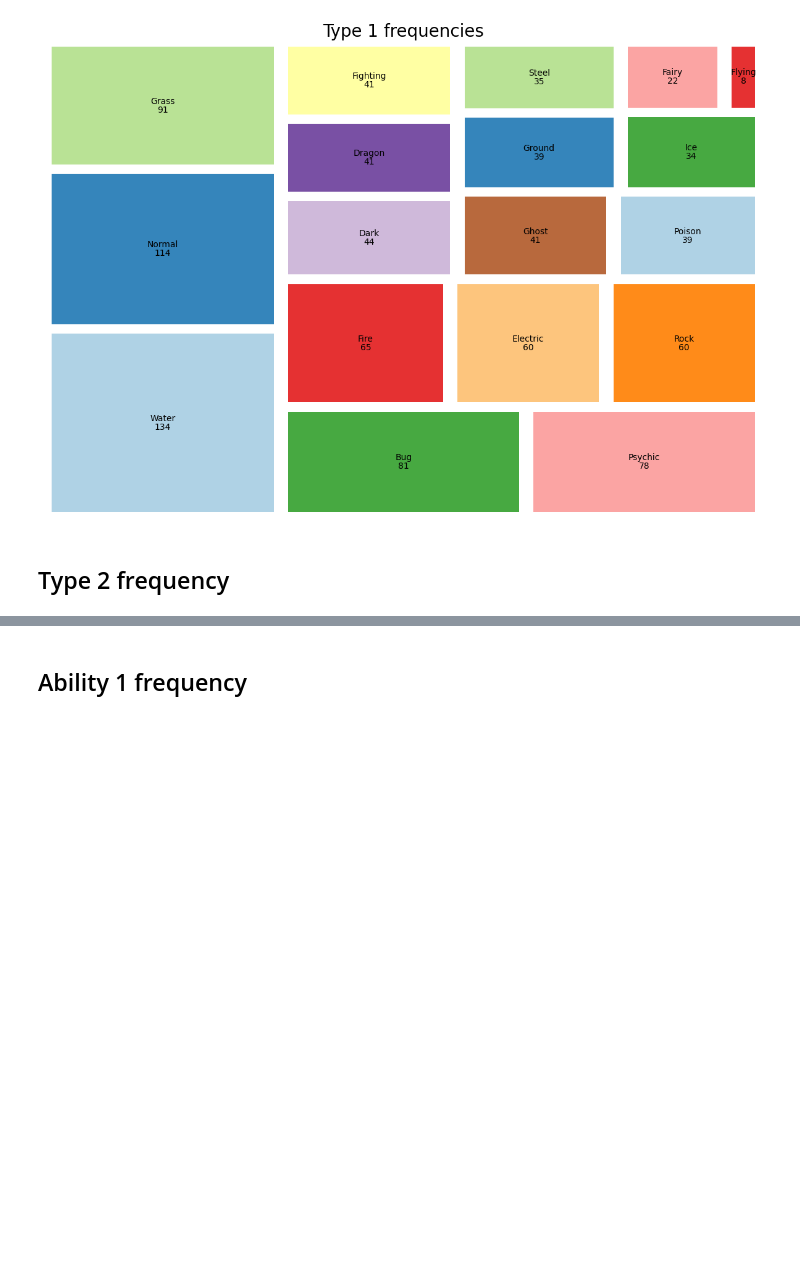
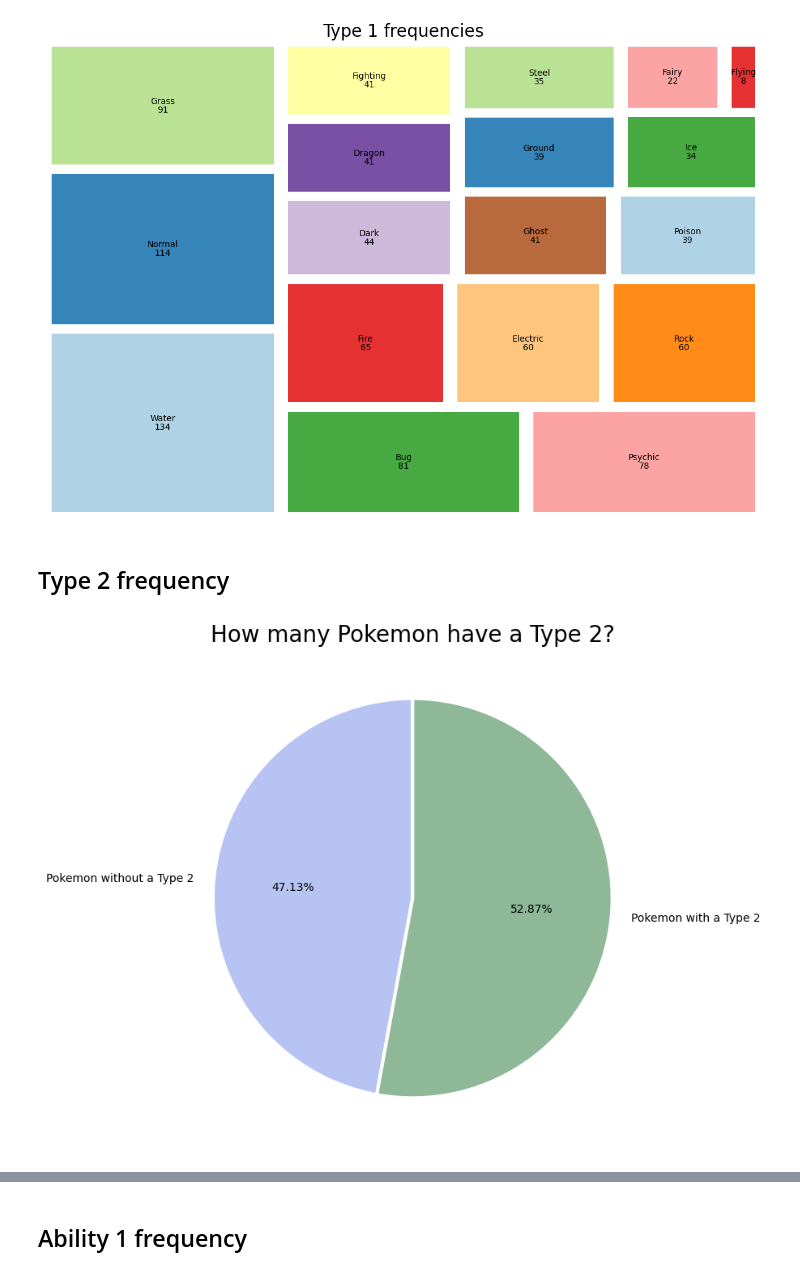
Before and after one commit to BiancaBenelli/Pokemon_project, a Jupyter notebook: Pokemon.ipynb, the cells around one changed output, grey strips where cells are left out. Drawn from its saved outputs; the diff is of its cells as text; code cells hidden in the pictures; blank space fills up the shorter version.

```diff
--- a/Pokemon.ipynb
+++ b/Pokemon.ipynb
@@ -177,4 +177,15 @@ plt.show()
 # %%
 type_2_present_mask = pokemon_df[pokemon_df['type_2'] != 'None']
 type_list = type_2_present_mask['type_1'].value_counts().index
+# %%
+type_df_len = [(len(pokemon_df.index) - len(type_2_present_mask.index)), len(type_2_present_mask.index)]
+name = ["Pokemon without a Type 2", "Pokemon with a Type 2"]
+colors = ['#B7C3F3', '#8EB897']
+# %%
+plt.figure(figsize=(10, 8))
+plt.title("How many Pokemon have a Type 2?", fontdict = {'fontsize' : 20})
+plt.pie(type_df_len, labels = name, autopct='%.2f%%', startangle=90, wedgeprops = { 'linewidth' : 3, 'edgecolor' : 'white' }, colors = colors)
+plt.show()
+# %% [output]
+[figure, added]
 # %%
```
Also changed, not shown: parts of 1 cell of this notebook.
